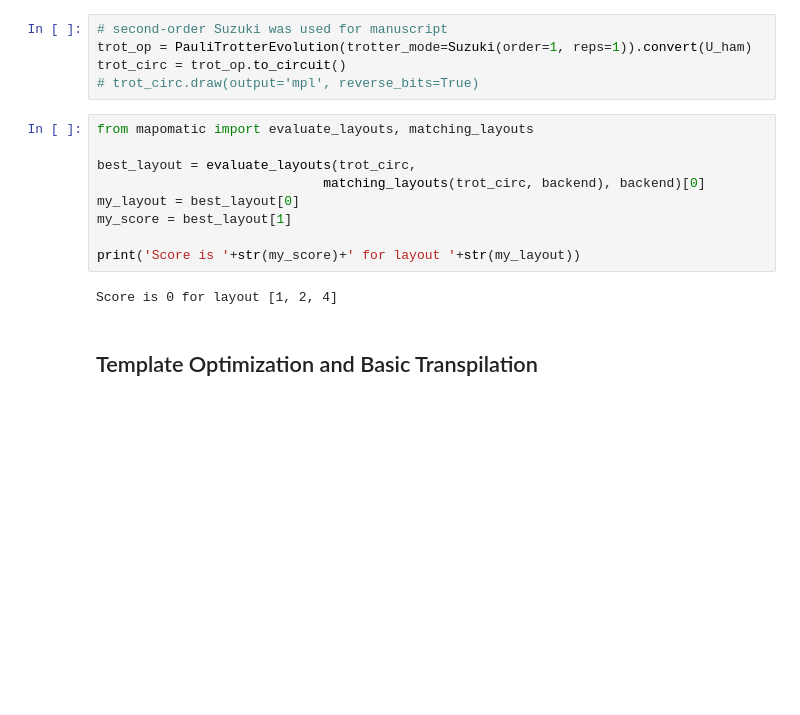
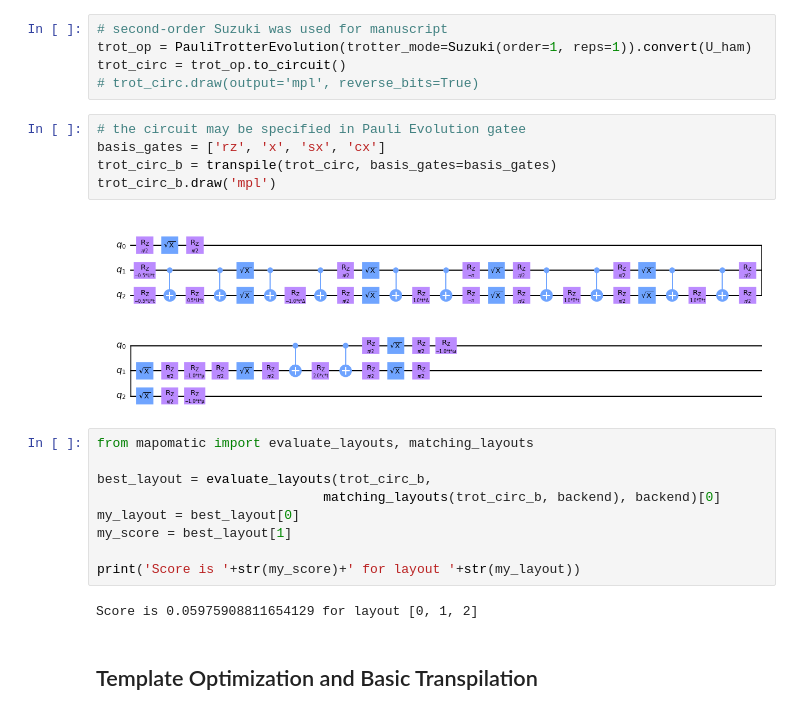
Before and after one commit to nbronn/qiskit-research, a Jupyter notebook: docs/spect_eigensolver/se_2site_opflow_param_sweep.ipynb, the cells around one changed output. Cells and saved outputs as stored; diff of their text form; blank space fills up the shorter version.

```diff
--- a/docs/spect_eigensolver/se_2site_opflow_param_sweep.ipynb
+++ b/docs/spect_eigensolver/se_2site_opflow_param_sweep.ipynb
@@ -129,17 +129,24 @@ Why do random subcircuit appear sometimes? One hypothesis: parsing each coeffici
 trot_op = PauliTrotterEvolution(trotter_mode=Suzuki(order=1, reps=1)).convert(U_ham)
 trot_circ = trot_op.to_circuit()
 # trot_circ.draw(output='mpl', reverse_bits=True)
+# %%
+# the circuit may be specified in Pauli Evolution gatee
+basis_gates = ['rz', 'x', 'sx', 'cx']
+trot_circ_b = transpile(trot_circ, basis_gates=basis_gates)
+trot_circ_b.draw('mpl')
+# %% [output]
+[figure, added]
 # %%
 from mapomatic import evaluate_layouts, matching_layouts
 
-best_layout = evaluate_layouts(trot_circ,
-                             matching_layouts(trot_circ, backend), backend)[0]
+best_layout = evaluate_layouts(trot_circ_b,
+                             matching_layouts(trot_circ_b, backend), backend)[0]
 my_layout = best_layout[0]
 my_score = best_layout[1]
 
 print('Score is '+str(my_score)+' for layout '+str(my_layout))
 # %% [output]
-Score is 0 for layout [1, 2, 4]
+Score is 0.05975908811654129 for layout [0, 1, 2]
 # %% [markdown]
 ## Template Optimization and Basic Transpilation
 # %%
```
Also changed, not shown: parts of 9 cells of this notebook, 2 other files.
